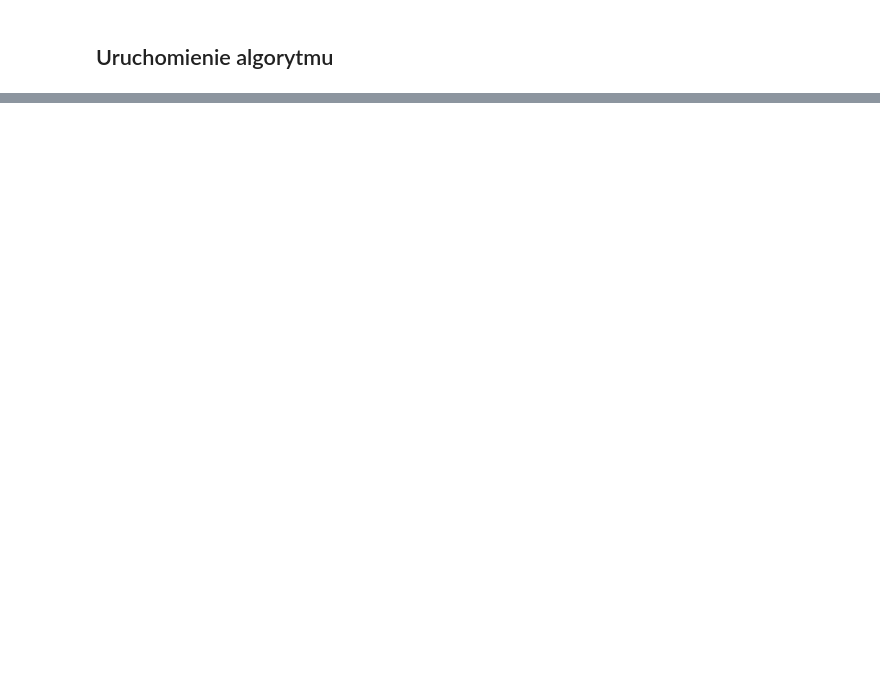
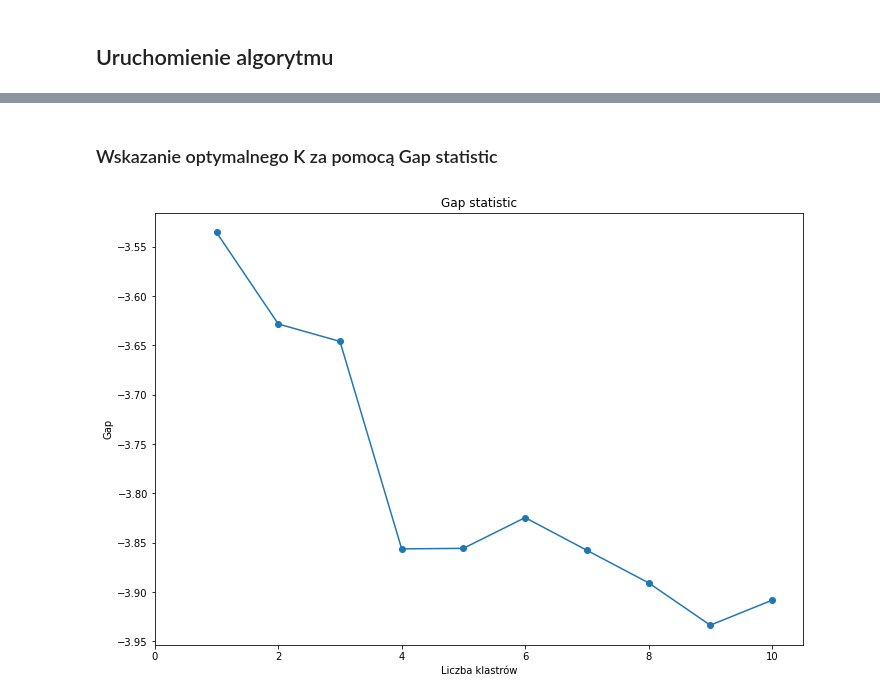
Before and after one commit to brooda/EvolutionaryAlgorithm, a Jupyter notebook: WAE.ipynb, the cells around one changed output, grey strips where cells are left out. Drawn from its saved outputs; the diff is of its cells as text; code cells hidden in the pictures; blank space fills up the shorter version.

```diff
--- a/WAE.ipynb
+++ b/WAE.ipynb
@@ -233,0 +307,16 @@ plt.scatter(x2, y2)
+# %% [markdown]
+### Wskazanie optymalnego K za pomocą Gap statistic
+# %%
+gap_df = gap_stat(df, nrefs=5, maxClusters=11)
+
+fig = plt.figure()
+ax = fig.add_axes([0,0,1.5,1.5])
+ax.set_xticks(np.arange(0,12,2))
+ax.set_xlim(0,10.5)
+plt.plot(gap_df.clusterCount, gap_df.gap, '-o')
+plt.title('Gap statistic')
+plt.xlabel('Liczba klastrów')
+plt.ylabel('Gap')
+plt.show()
+# %% [output]
+[figure, added]
```
Also changed, not shown: parts of 14 cells of this notebook.
